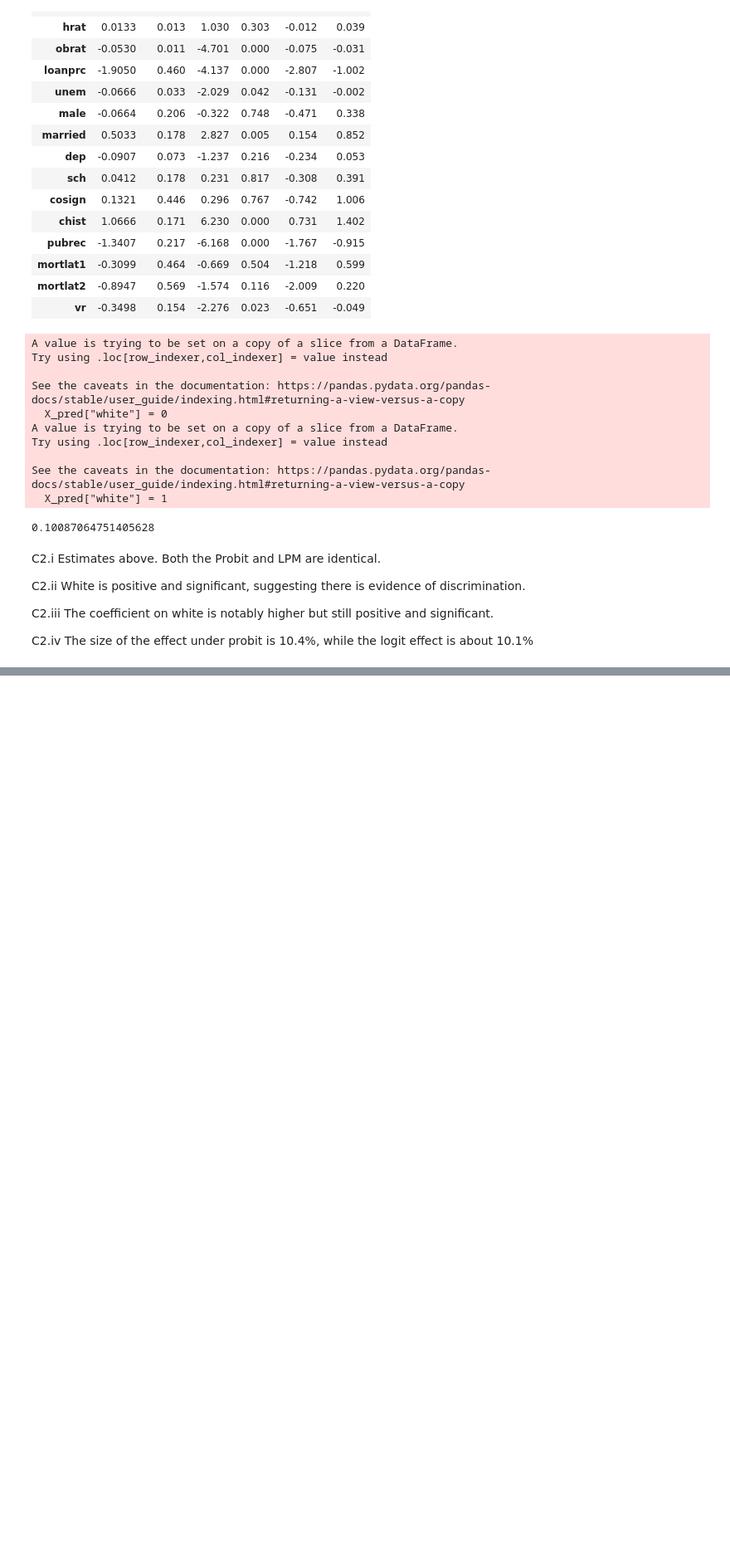
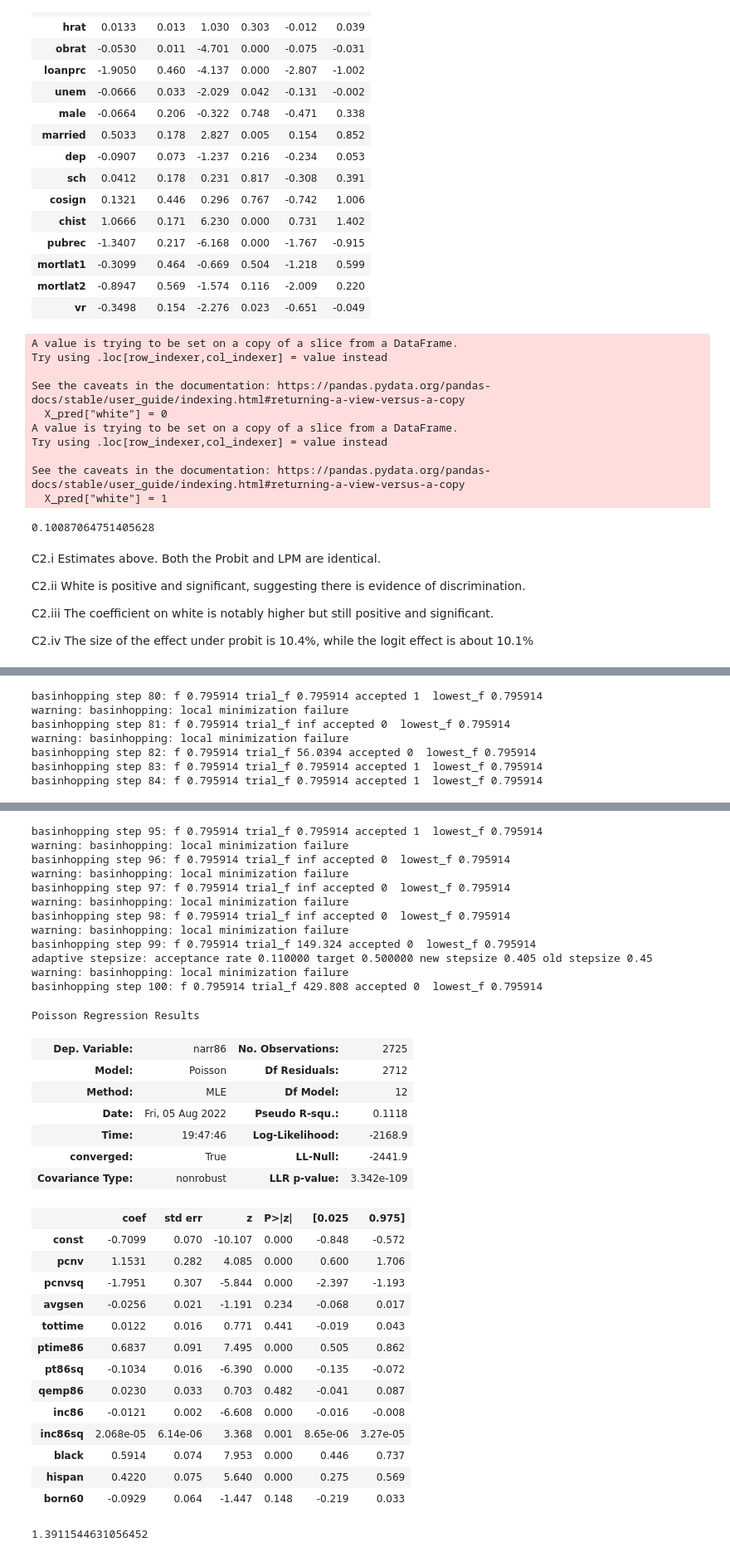
Before and after one commit to systemchalk/wooldridge_workbook, a Jupyter notebook: ch17.ipynb, the cells around one changed output, grey strips where cells are left out. Shown at 83% size. Saved outputs shown, nothing was run; the diff lists cells and outputs as text; code cells hidden in the pictures; blank space fills up the shorter version.

```diff
--- a/ch17.ipynb
+++ b/ch17.ipynb
@@ -316,0 +322,7 @@ C2.iv The size of the effect under probit is 10.4%, while the logit effect is ab
+# %%
+# Exercise 4
+crime1 = pd.read_stata("./stata/CRIME1.DTA")
+X = sm.add_constant(crime1[["pcnv", "pcnvsq", "avgsen", "tottime", "ptime86", "pt86sq", "qemp86", "inc86", "inc86sq", "black", "hispan", "born60"]])
+model = sm.Poisson(crime1.narr86, X, missing="drop").fit(method="basinhopping", maxiter=10000)
+model.summary()
+# %% [output]
@@ -316,0 +450,7 @@ C2.iv The size of the effect under probit is 10.4%, while the logit effect is ab
+basinhopping step 80: f 0.795914 trial_f 0.795914 accepted 1  lowest_f 0.795914
+warning: basinhopping: local minimization failure
+basinhopping step 81: f 0.795914 trial_f inf accepted 0  lowest_f 0.795914
+warning: basinhopping: local minimization failure
+basinhopping step 82: f 0.795914 trial_f 56.0394 accepted 0  lowest_f 0.795914
+basinhopping step 83: f 0.795914 trial_f 0.795914 accepted 1  lowest_f 0.795914
+basinhopping step 84: f 0.795914 trial_f 0.795914 accepted 1  lowest_f 0.795914
@@ -316,0 +477,39 @@ C2.iv The size of the effect under probit is 10.4%, while the logit effect is ab
+basinhopping step 95: f 0.795914 trial_f 0.795914 accepted 1  lowest_f 0.795914
+warning: basinhopping: local minimization failure
+basinhopping step 96: f 0.795914 trial_f inf accepted 0  lowest_f 0.795914
+warning: basinhopping: local minimization failure
+basinhopping step 97: f 0.795914 trial_f inf accepted 0  lowest_f 0.795914
+warning: basinhopping: local minimization failure
+basinhopping step 98: f 0.795914 trial_f inf accepted 0  lowest_f 0.795914
+warning: basinhopping: local minimization failure
+basinhopping step 99: f 0.795914 trial_f 149.324 accepted 0  lowest_f 0.795914
+adaptive stepsize: acceptance rate 0.110000 target 0.500000 new stepsize 0.405 old stepsize 0.45
+warning: basinhopping: local minimization failure
+basinhopping step 100: f 0.795914 trial_f 429.808 accepted 0  lowest_f 0.795914
+Poisson Regression Results
+| Dep. Variable: | narr86 | No. Observations: | 2725 |
+| Model: | Poisson | Df Residuals: | 2712 |
+| Method: | MLE | Df Model: | 12 |
+| Date: | Fri, 05 Aug 2022 | Pseudo R-squ.: | 0.1118 |
+| Time: | 19:47:46 | Log-Likelihood: | -2168.9 |
+| converged: | True | LL-Null: | -2441.9 |
+| Covariance Type: | nonrobust | LLR p-value: | 3.342e-109 |
+|  | coef | std err | z | P>|z| | [0.025 | 0.975] |
+| const | -0.7099 | 0.070 | -10.107 | 0.000 | -0.848 | -0.572 |
+| pcnv | 1.1531 | 0.282 | 4.085 | 0.000 | 0.600 | 1.706 |
+| pcnvsq | -1.7951 | 0.307 | -5.844 | 0.000 | -2.397 | -1.193 |
+| avgsen | -0.0256 | 0.021 | -1.191 | 0.234 | -0.068 | 0.017 |
+| tottime | 0.0122 | 0.016 | 0.771 | 0.441 | -0.019 | 0.043 |
+| ptime86 | 0.6837 | 0.091 | 7.495 | 0.000 | 0.505 | 0.862 |
+| pt86sq | -0.1034 | 0.016 | -6.390 | 0.000 | -0.135 | -0.072 |
+| qemp86 | 0.0230 | 0.033 | 0.703 | 0.482 | -0.041 | 0.087 |
+| inc86 | -0.0121 | 0.002 | -6.608 | 0.000 | -0.016 | -0.008 |
+| inc86sq | 2.068e-05 | 6.14e-06 | 3.368 | 0.001 | 8.65e-06 | 3.27e-05 |
+| black | 0.5914 | 0.074 | 7.953 | 0.000 | 0.446 | 0.737 |
+| hispan | 0.4220 | 0.075 | 5.640 | 0.000 | 0.275 | 0.569 |
+| born60 | -0.0929 | 0.064 | -1.447 | 0.148 | -0.219 | 0.033 |
+# %%
+sigma_sq = (((model.resid**2) / model.predict()).sum() / model.df_resid)
+sigma_sq
+# %% [output]
+1.3911544631056452
```
Also changed, not shown: parts of 15 cells of this notebook.
